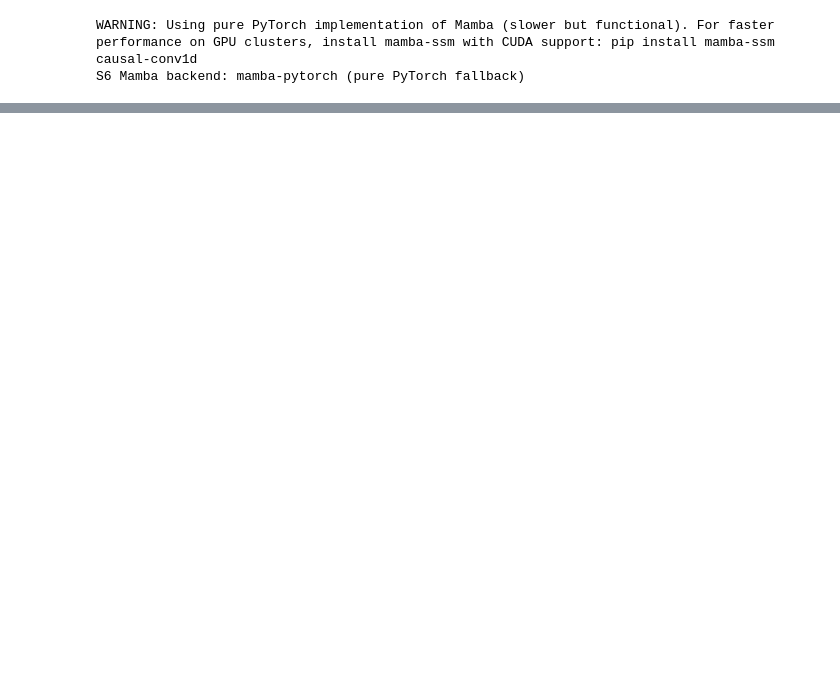
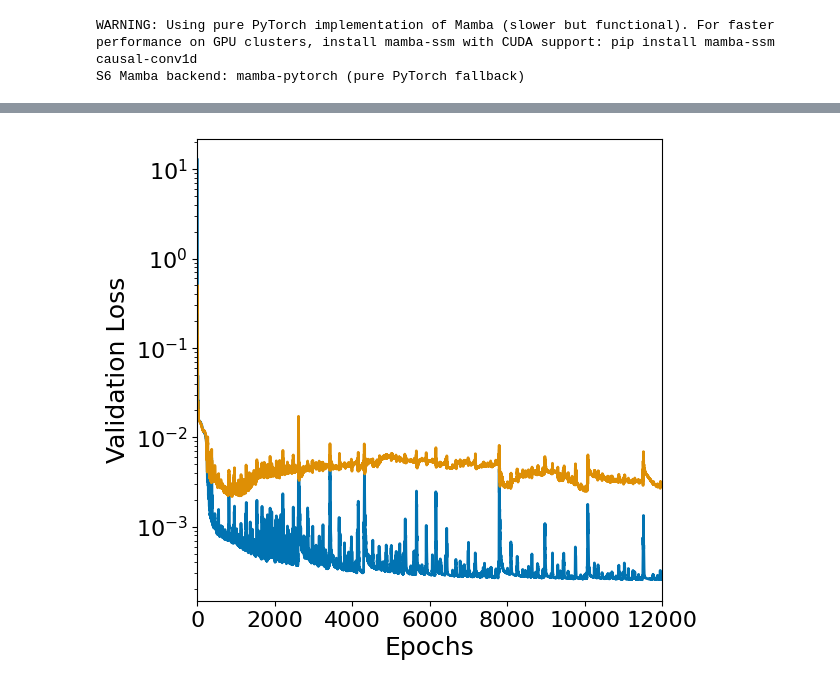
Before and after one commit to scipi1/proT, a Jupyter notebook: notebooks/nb_ds_size.ipynb, the cells around one changed output, grey strips where cells are left out. Drawn from its saved outputs; the diff is of its cells as text; code cells hidden in the pictures; blank space fills up the shorter version.

```diff
--- a/notebooks/nb_ds_size.ipynb
+++ b/notebooks/nb_ds_size.ipynb
@@ -195,0 +565,26 @@ plt.show()
+# %%
+df_loss = pd.read_csv("../experiments/ds_size/ds_size_proT_ishigami_sum_120ds_53553862/sweeper/runs/combinations/combo_max_epochs_12000/k_0/logs/csv/version_0/metrics.csv")
+# %%
+fig, ax = plt.subplots()
+
+arr_train = df_loss["train_loss"].dropna().to_numpy()
+arr_val = df_loss["val_loss"].dropna().to_numpy()
+
+ax.plot(arr_train, label="train")
+ax.plot(arr_val, label="validation")
+ax.set_yscale("log")
+ax.set_ylabel("Validation Loss")
+ax.set_xlabel("Epochs")
+ax.set_xlim(0,len(arr_train))
+
+# export
+filename = f"ds_size_grokking.pdf"
+save_dir = "./figures"
+if save_dir is not None:
+    makedirs(save_dir, exist_ok=True)
+    out_path = join(save_dir, filename)
+    fig.savefig(out_path, format="pdf", bbox_inches="tight")
+
+plt.show()
+# %% [output]
+[figure, added]
```
Also changed, not shown: parts of 14 cells of this notebook, 46 other files.
